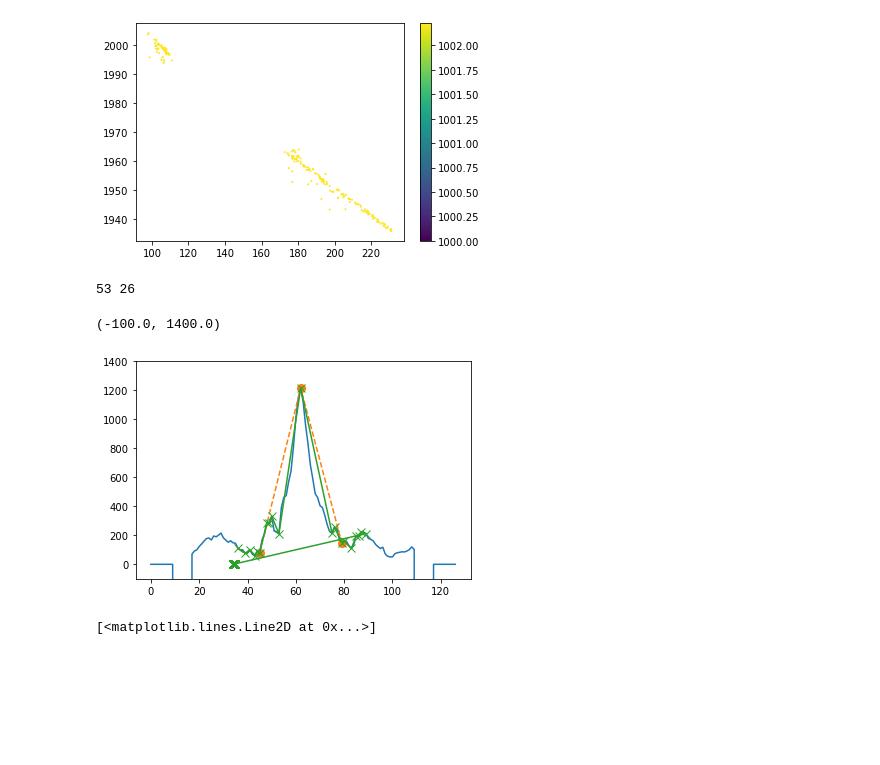
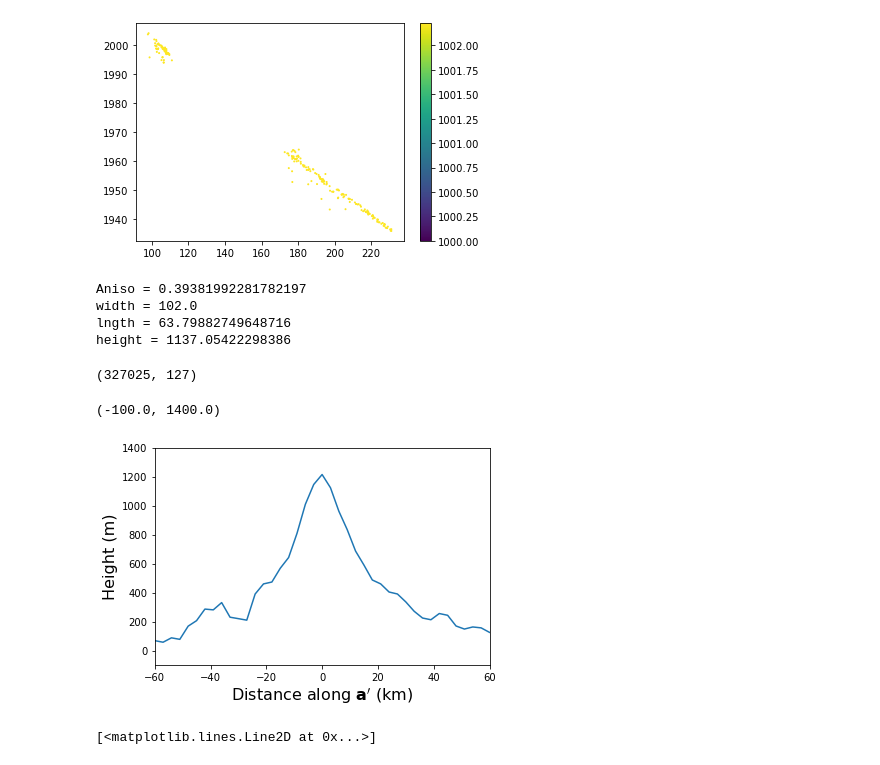
Before and after one commit to JulioTBacmeister/myPythonTools, a Jupyter notebook: TopoAna/ReadListVars.ipynb, the cells around one changed output. Saved outputs shown, nothing was run; the diff lists cells and outputs as text; code cells hidden in the pictures; blank space fills up the shorter version.

```diff
--- a/TopoAna/ReadListVars.ipynb
+++ b/TopoAna/ReadListVars.ipynb
@@ -252,31 +252,49 @@ n_go_to = oo[0][0]
 # %% [output]
 206559
 [figure]
+# %%
+print("Aniso =",anisoV[n_go_to])
+print("width =",3*hwdthV[n_go_to])
+print("lngth =",3*clngtV[n_go_to])
+print("height =",mxdisV[n_go_to])
+# %% [output]
+Aniso = 0.39381992281782197
+width = 102.0
+lngth = 63.79882749648716
+height = 1137.05422298386
 # %%
+xoo=3.*np.linspace(-63,63,num=127)
 #n_go_to=oo[0][133]
 NSWx = NSWx_diagV[n_go_to]
 Na=2*PSW+1
 Nc=int(Na/2)
 Nsw2=int(NSWx_diagV[n_go_to]/2)   #int(NSW/2)
-print(NSWx,Nsw2)
-
+print( np.shape( rdg_profiles_x ))
 if ((NSWx % 2)==0):
     xsh=1
 else:
     xsh=2
+xwoo = (xwedge_list[n_go_to, : ] + (Nc-Nsw2)-xsh)
+xwoo = 3.*(xwoo - xwoo[1])
+xoo = xoo + (xsh-1)*3.
 
-plt.plot( rdg_profiles_x[n_go_to, : ] )
-#plt.plot( hnodes_x[n_go_to, : ] ,'o-')
-#plt.plot( hnodes_o[n_go_to, : ] ,'x-')
-#plt.plot( hwedge_o[n_go_to, : ] ,'+-')
-plt.plot( xwedge_list[n_go_to, : ] + (Nc-Nsw2)-xsh, hwedge_list[n_go_to, : ] ,'o--',markersize=8)
-plt.plot( xnodes_list[n_go_to, : ] + (Nc-Nsw2)-xsh, hnodes_list[n_go_to, : ] ,'x-',markersize=8)
+# Grid point axes
+#plt.plot( rdg_profiles_x[n_go_to, : ] )
+#plt.plot( xwedge_list[n_go_to, : ] + (Nc-Nsw2)-xsh, hwedge_list[n_go_to, : ] ,'o--',markersize=8)
+#plt.xlim(40,80)
+
+
+plt.plot( xoo , rdg_profiles_x[n_go_to, : ] )
+#plt.plot( xwoo, hwedge_list[n_go_to, : ] ,'o--',markersize=8)
+plt.xlim(-60,60)
+
+plt.ylabel("Height (m)",fontsize=16)
+plt.xlabel("Distance along $\mathbf{a'}$ (km)",fontsize=16)
 plt.ylim(-100,1400)
-#plt.xlim(40,80)
 # %% [output]
-53 26
+(327025, 127)
 (-100.0, 1400.0)
-[figure, old version]
+[figure, new version]
 # %%
 plt.plot( crst_profiles[n_go_to, : ] )
 # %% [output]
```
Also changed, not shown: parts of 4 cells of this notebook, 3 other files.
